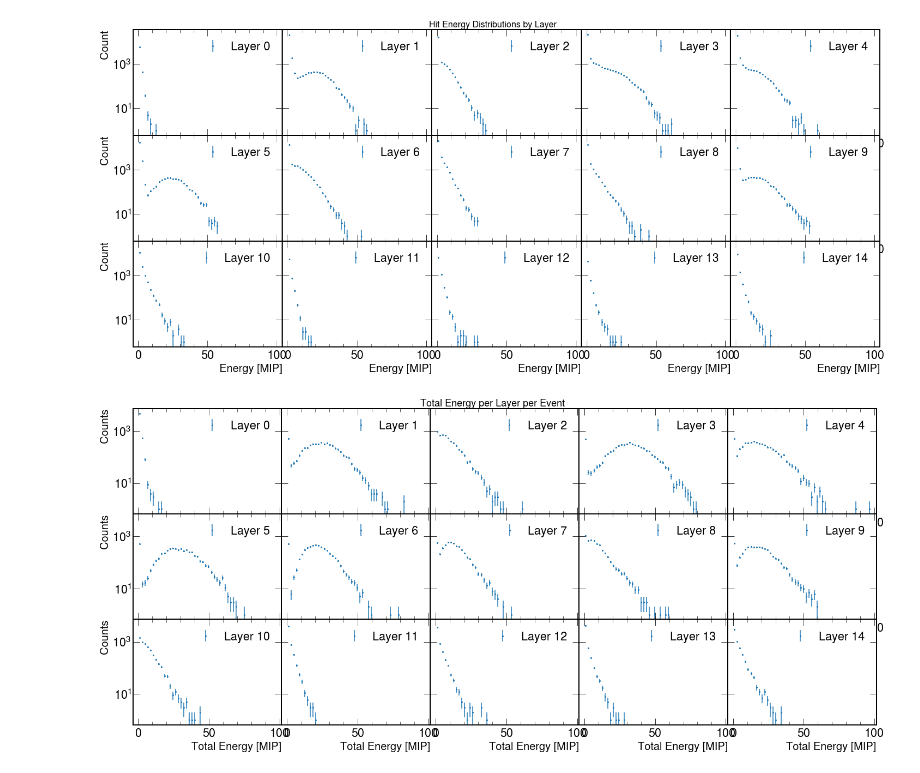
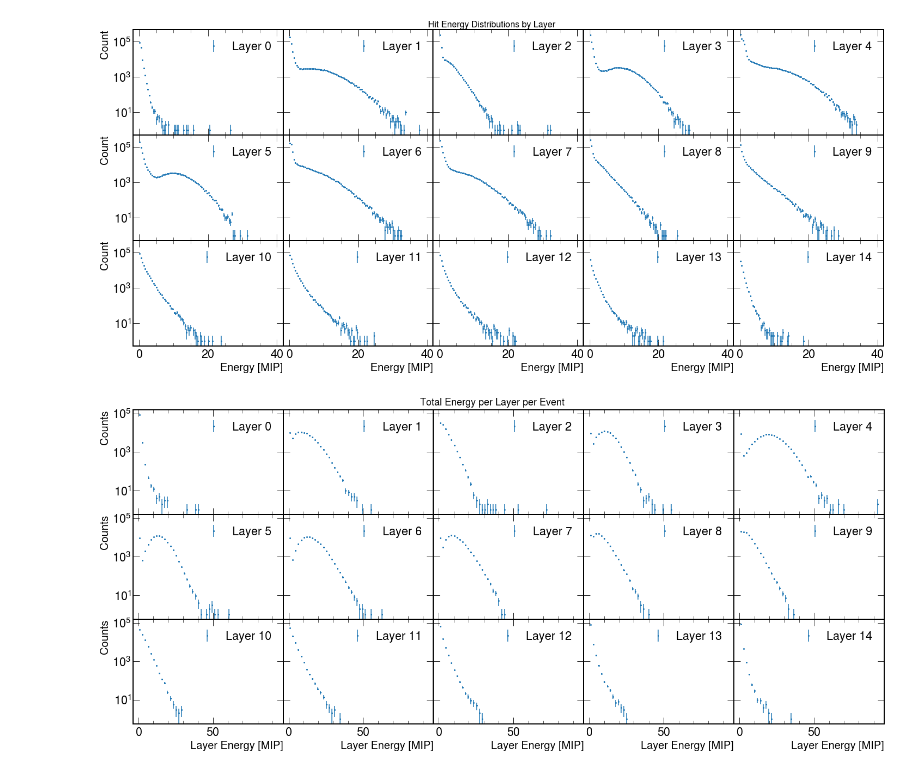
Before and after one commit to SeanBP/genIII_prototype_analysis, a Jupyter notebook: Beam_Analysis.ipynb, the cells around one changed output. Saved outputs shown, nothing was run; the diff lists cells and outputs as text; code cells hidden in the pictures.

```diff
--- a/Beam_Analysis.ipynb
+++ b/Beam_Analysis.ipynb
@@ -13,7 +17,7 @@ def configure_plotting():
     plt.rcParams['savefig.bbox'] = 'tight'
     hep.style.use(hep.style.CMS)
 # %%
-with open('../../genIII_data/JLab/Beam/1-63-60-Beam-Cal.pkl', 'rb') as file:
+with open('../../genIII_data/JLab/Beam/Beam1_0-Cal.pkl', 'rb') as file:
     # Load the data from the pickle file
     din = pickle.load(file)
 with open("geometry.pkl", 'rb') as file:
@@ -41,5 +65,7 @@ for z in z_values_sorted:
 # %%
 configure_plotting()
+layerAvg = []
+layerStd = []
 # Assuming mips_by_layer is already defined from earlier
 num_layers = len(energy_by_layer)
 cols = 5  # You can change this layout
@@ -49,8 +75,8 @@ fig, axes = plt.subplots(rows, cols, figsize=(cols * 4, rows * 3), sharey=True)
 axes = axes.flatten()
 
 # Histogram settings
-bins = 50
-range_ = (0, 100)
+bins = 100
+range_ = (0, 40)
 
 for i, data in enumerate(energy_by_layer):
     counts, bin_edges = np.histogram(data, bins=bins, range=range_)
@@ -66,6 +92,9 @@ for i, data in enumerate(energy_by_layer):
 
     for ax in axes[::5]:  # Left column (y-axis label)
         ax.set_ylabel("Count", fontsize=20)
+    layerAvg.append(np.mean(data))
+    layerStd.append(np.std(data))
+
 
 # Hide any unused subplots
 for j in range(i + 1, len(axes)):
@@ -76,7 +105,7 @@ plt.tight_layout(pad=0.0)
 plt.subplots_adjust(wspace=0, hspace=0)
 plt.show()
 # %% [output]
-[figure, old version]
+[figure, new version]
 # %%
 num_events = din.shape[0]
 z_values_sorted = sorted(geometry["z"].unique())
@@ -94,38 +123,39 @@ for evt_idx, event in enumerate(din):
             layer_idx = z_to_layer_idx[z]
             layer_sums[evt_idx, layer_idx] += energy
 # %%
+configure_plotting()
 cols = 5
 rows = (num_layers + cols - 1) // cols
 fig, axes = plt.subplots(rows, cols, figsize=(cols * 4, rows * 3), sharey = True)
 axes = axes.flatten()
 
 bins = 50
 range_ = (0, layer_sums.max())
 
 for i in range(num_layers):
     data = layer_sums[:, i]
     counts, bin_edges = np.histogram(data, bins=bins, range=range_)
     bin_centers = (bin_edges[:-1] + bin_edges[1:]) / 2
     errors = np.sqrt(counts)
 
     ax = axes[i]
     ax.errorbar(bin_centers, counts, yerr=errors, fmt='o', markersize=2, label=f'Layer {i}')
     ax.set_yscale('log')
     ax.legend()
 
 # Label only bottom row and left column
 for ax in axes[-cols:]:
-    ax.set_xlabel("Total Energy [MIP]", fontsize=20)
+    ax.set_xlabel("Layer Energy [MIP]", fontsize=20)
 for ax in axes[::cols]:
     ax.set_ylabel("Counts", fontsize=20)
 
 # Hide unused axes
 for ax in axes[num_layers:]:
     ax.axis("off")
 
 plt.suptitle("Total Energy per Layer per Event", fontsize=18, y=1.0)
 plt.tight_layout(pad=0.0)
 plt.subplots_adjust(wspace=0, hspace=0)
 plt.show()
 # %% [output]
-[figure, old version]
+[figure, new version]
```
Also changed, not shown: parts of 6 cells of this notebook, 4 other files.
